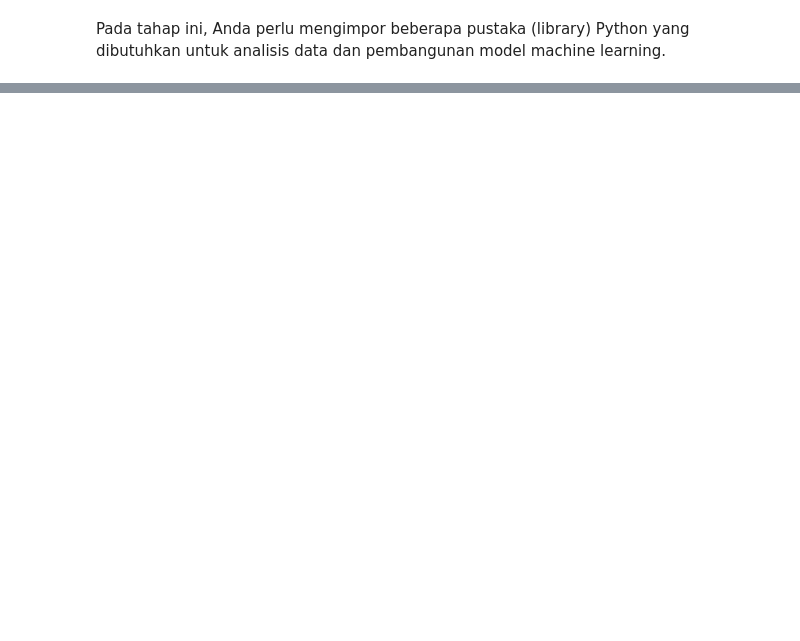
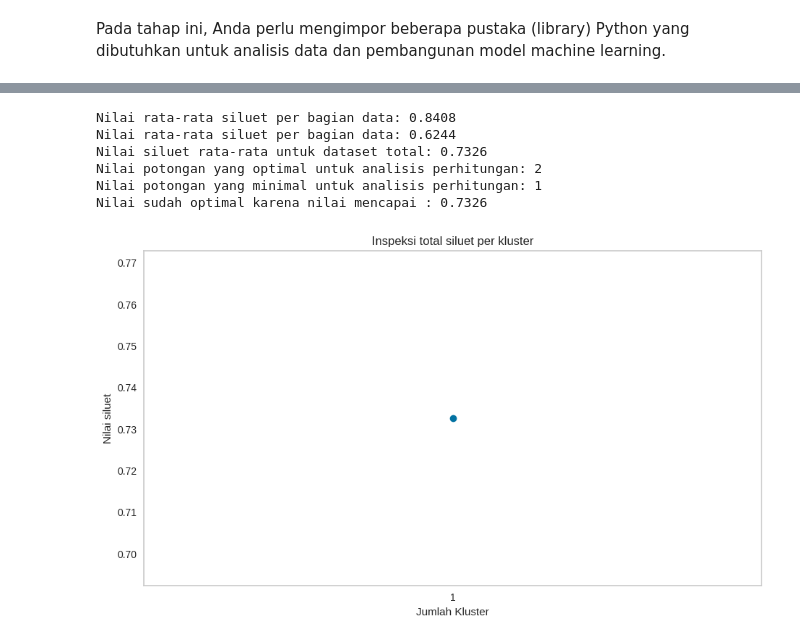
Before and after one commit to DGkurnia/cnkproject, a Jupyter notebook: BMLP_Derfansyah_Guswiranata_Kurnia_clus_ii.ipynb, the cells around one changed output, grey strips where cells are left out. Cells and saved outputs as stored; diff of their text form; code cells hidden in the pictures; blank space fills up the shorter version.

```diff
--- a/BMLP_Derfansyah_Guswiranata_Kurnia_clus_ii.ipynb
+++ b/BMLP_Derfansyah_Guswiranata_Kurnia_clus_ii.ipynb
@@ -1148,0 +757,9 @@ plt.show()
+# %%
+#pengambilan nilai untuk analisis fitur
+nilkomp = sdfbhn.values.copy() #Nilai untuk inspeksi K-medoid
+# %%
+#Deklarasi Batas
+silmin = 0.55 #nilai siluet minimal
+optmin = 0.70 # nilai siluet optimal
+maxex = 43200 #12 jam dalam detik
+#ke kumpulan fungsi
@@ -1148,0 +853,20 @@ plt.show()
+# %%
+#Persiapan data dan toleransi maksimal
+datan = nilkomp.copy()
+max_tolerance = 0.225
+# %%
+#Eksekusi untuk kondisi normal
+nilratnor = evaluate_overall_silhouette(datan, max_tolerance) #normal
+# %% [output]
+Nilai rata-rata siluet per bagian data: 0.8408
+Nilai rata-rata siluet per bagian data: 0.6244
+Nilai siluet rata-rata untuk dataset total: 0.7326
+Nilai potongan yang optimal untuk analisis perhitungan: 2
+Nilai potongan yang minimal untuk analisis perhitungan: 1
+Nilai sudah optimal karena nilai mencapai : 0.7326
+# %%
+#cetak hasil (untuk konsol)
+grfk = plot_elbow_method([nilratnor]) #normal
+grfk
+# %% [output]
+[figure, added]
```
Also changed, not shown: parts of 236 cells of this notebook.
